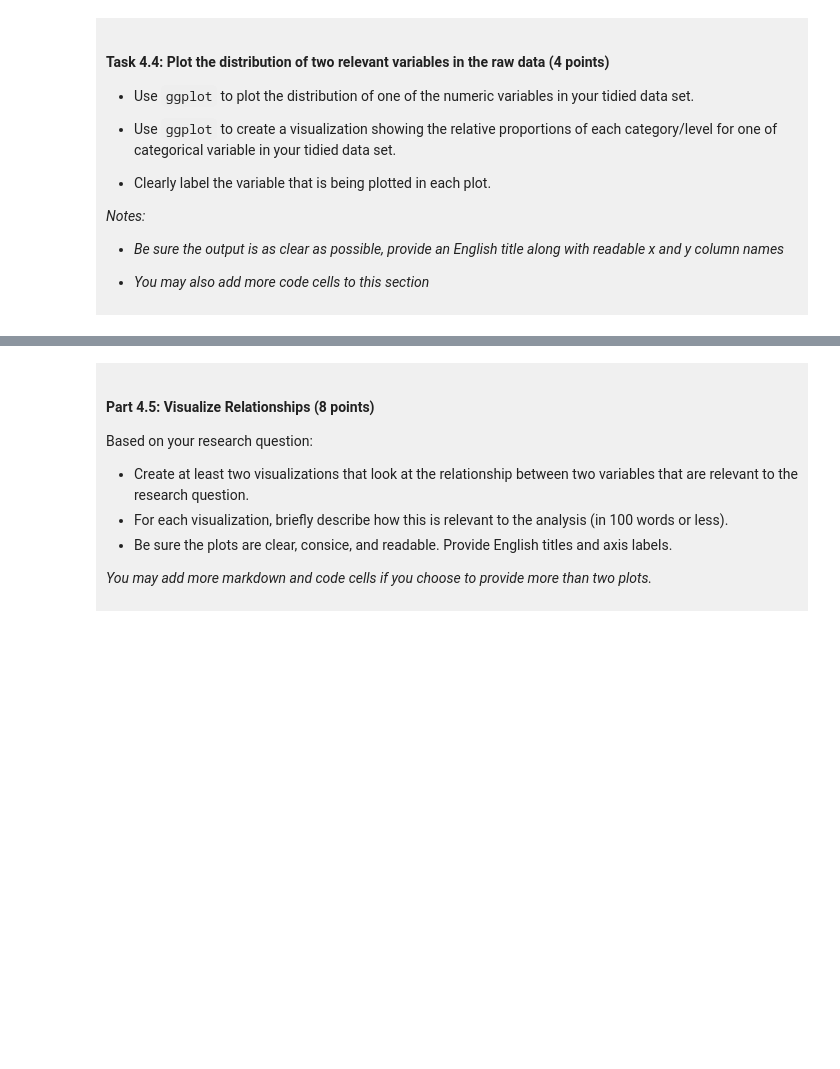
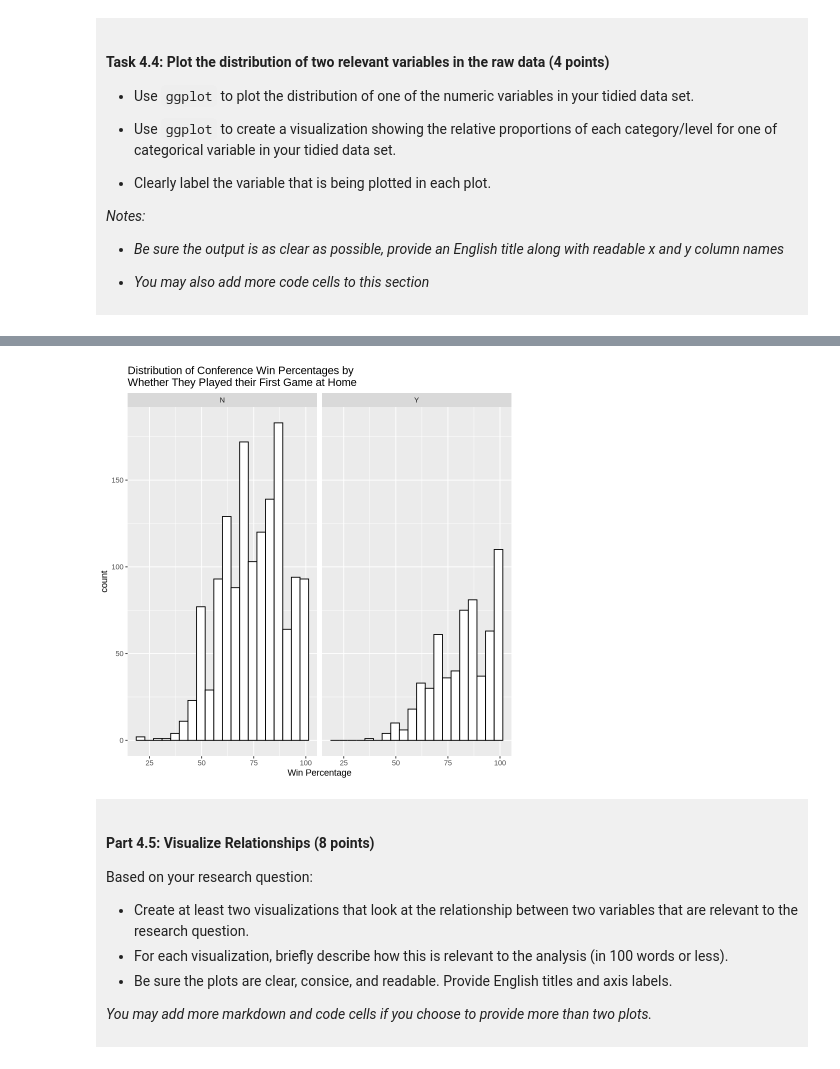
Before and after one commit to willmaas26-source/dsci-100-project-will-maas, a Jupyter notebook: dsci-100-project-notebook.ipynb, the cells around one changed output, grey strips where cells are left out. Drawn from its saved outputs; the diff is of its cells as text; code cells hidden in the pictures; blank space fills up the shorter version.

```diff
--- a/dsci-100-project-notebook.ipynb
+++ b/dsci-100-project-notebook.ipynb
@@ -261,2 +339,10 @@ You will refine your research question (if needed) and produce a tidy data set.
 # %%
-### EDIT THIS CODE CELL FOR PLOT 2 ###
+womens_plot_4.4_1 <- womens_tidy |>
+ggplot(aes(x = conf_wins_pct)) +
+geom_histogram(bins = 20, fill = "white", colour = "black") +
+facet_grid(cols = vars(first_game_at_home))+
+labs(title = "Distribution of Conference Win Percentages by
+Whether They Played their First Game at Home",
+     x = "Win Percentage", y = "count")
+womens_plot_4.4_1
+# %% [output]
@@ -263,3 +351,4 @@ You will refine your research question (if needed) and produce a tidy data set.
+[figure, added]
 # %% [markdown]
 <div style="background-color: #f0f0f0; padding: 10px;">
 
```
Also changed, not shown: parts of 17 cells of this notebook.
